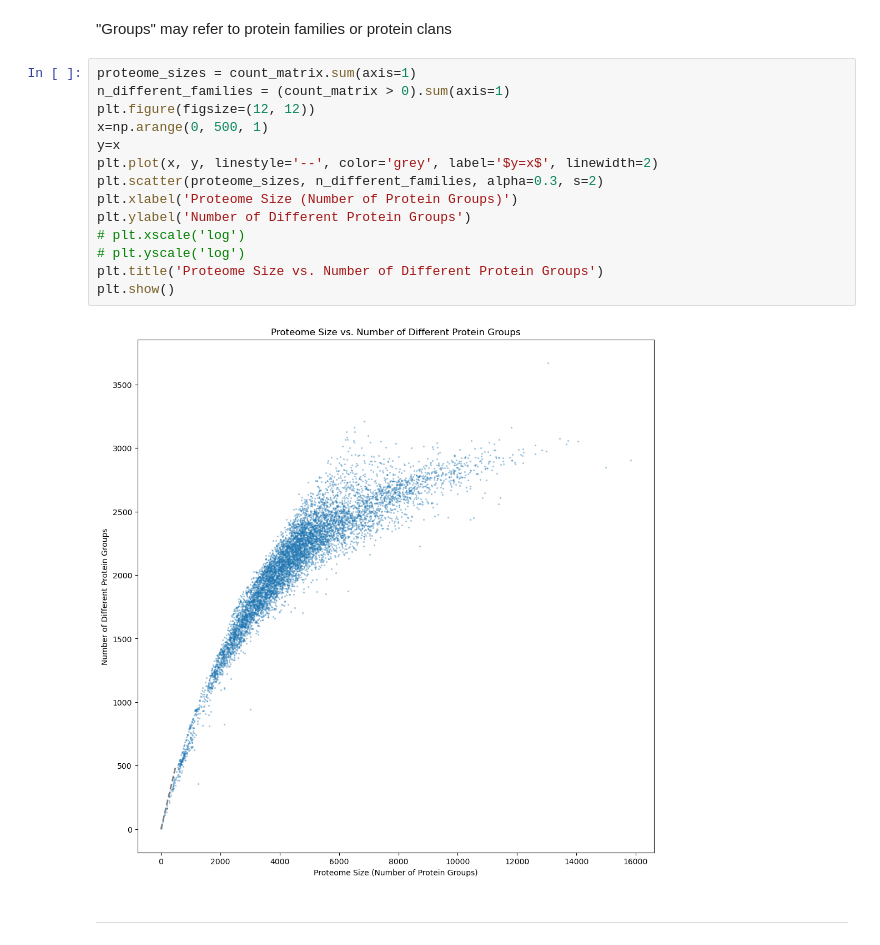
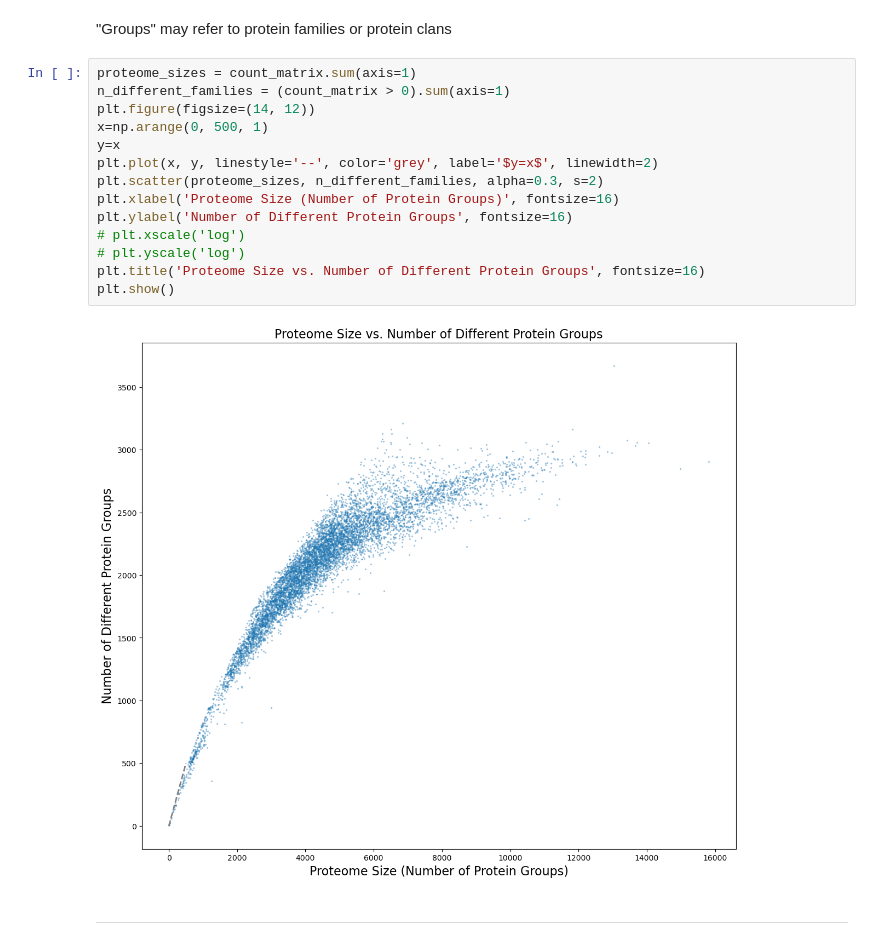
Before and after one commit to LeonardoAgasso/Protein_families, a Jupyter notebook: local/notebook/test_statlaws.ipynb, the cells around one changed output. Saved outputs shown, nothing was run; the diff lists cells and outputs as text.

```diff
--- a/local/notebook/test_statlaws.ipynb
+++ b/local/notebook/test_statlaws.ipynb
@@ -62,19 +143,19 @@ plt.show()
 # %%
 proteome_sizes = count_matrix.sum(axis=1)
 n_different_families = (count_matrix > 0).sum(axis=1)
-plt.figure(figsize=(12, 12))
+plt.figure(figsize=(14, 12))
 x=np.arange(0, 500, 1)
 y=x
 plt.plot(x, y, linestyle='--', color='grey', label='$y=x$', linewidth=2)
 plt.scatter(proteome_sizes, n_different_families, alpha=0.3, s=2)
-plt.xlabel('Proteome Size (Number of Protein Groups)')
-plt.ylabel('Number of Different Protein Groups')
+plt.xlabel('Proteome Size (Number of Protein Groups)', fontsize=16)
+plt.ylabel('Number of Different Protein Groups', fontsize=16)
 # plt.xscale('log')
 # plt.yscale('log')
-plt.title('Proteome Size vs. Number of Different Protein Groups')
+plt.title('Proteome Size vs. Number of Different Protein Groups', fontsize=16)
 plt.show()
 # %% [output]
-[figure, old version]
+[figure, new version]
 # %% [markdown]
 ______
 # %% [markdown]
```
Also changed, not shown: parts of 10 cells of this notebook, 6 other files.
